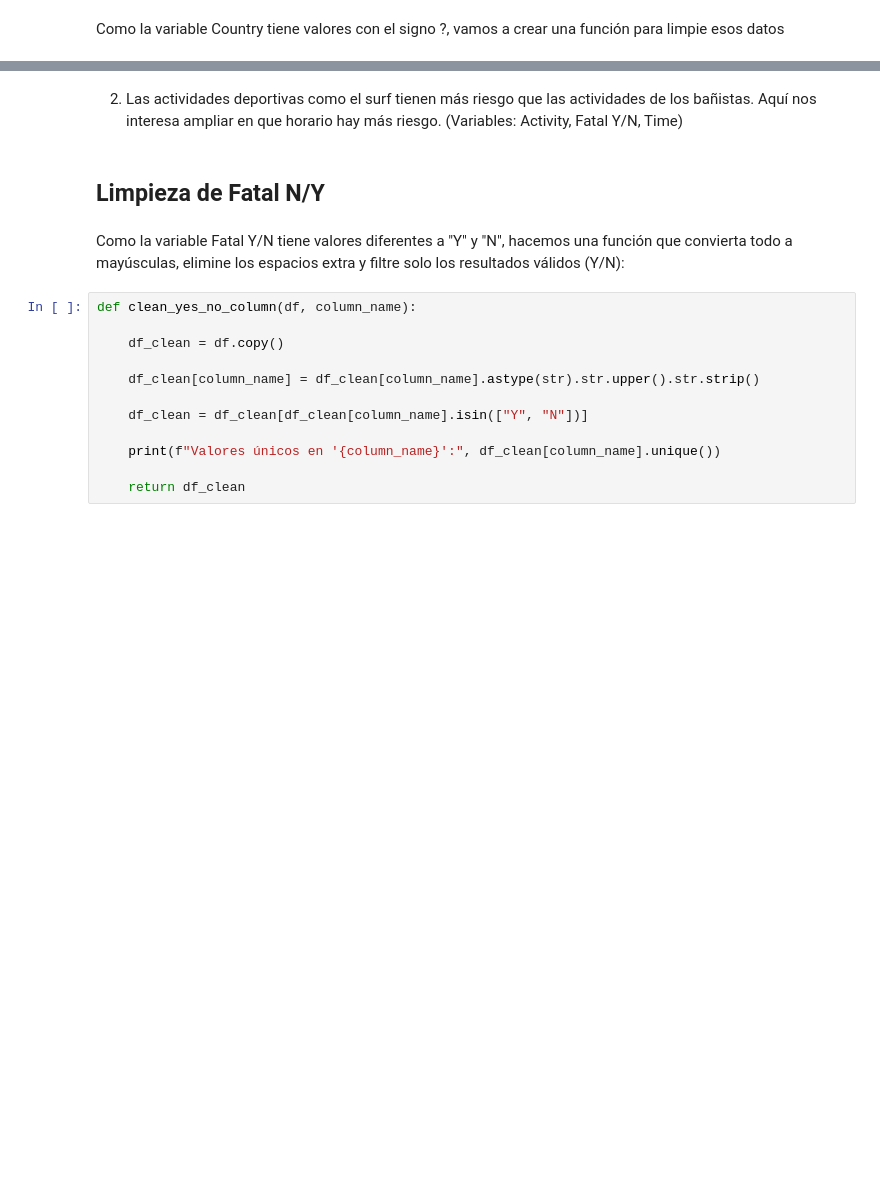
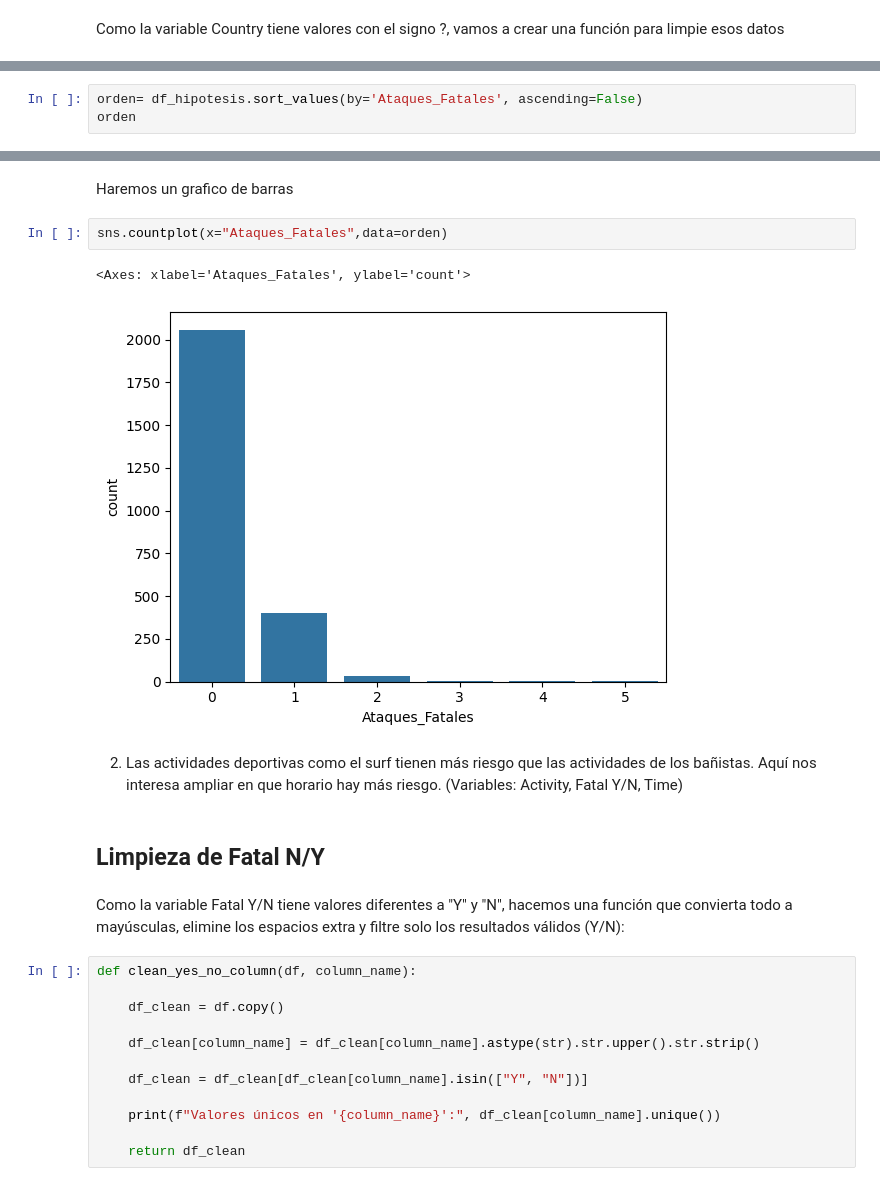
Before and after one commit to julio-bp/SEMANA2_SHARK, a Jupyter notebook: proyecto-shark.ipynb, the cells around one changed output, grey strips where cells are left out. Drawn from its saved outputs; the diff is of its cells as text; blank space fills up the shorter version.

```diff
--- a/proyecto-shark.ipynb
+++ b/proyecto-shark.ipynb
@@ -201,0 +496,3 @@ Ahora vamos a limpiar la columna Fatal y N/Y:
+# %%
+orden= df_hipotesis.sort_values(by='Ataques_Fatales', ascending=False)
+orden
@@ -202,3 +513,10 @@ Ahora vamos a limpiar la columna Fatal y N/Y:
+# %% [markdown]
+Haremos un grafico de barras
+# %%
+sns.countplot(x="Ataques_Fatales",data=orden)
+# %% [output]
+<Axes: xlabel='Ataques_Fatales', ylabel='count'>
+[figure, added]
 # %% [markdown]
 2. Las actividades deportivas como el surf tienen más riesgo que las actividades de los bañistas. Aquí nos interesa ampliar en que horario hay más riesgo. (Variables: Activity, Fatal Y/N, Time)
 # %% [markdown]
```
Also changed, not shown: parts of 35 cells of this notebook, 1 other file.
